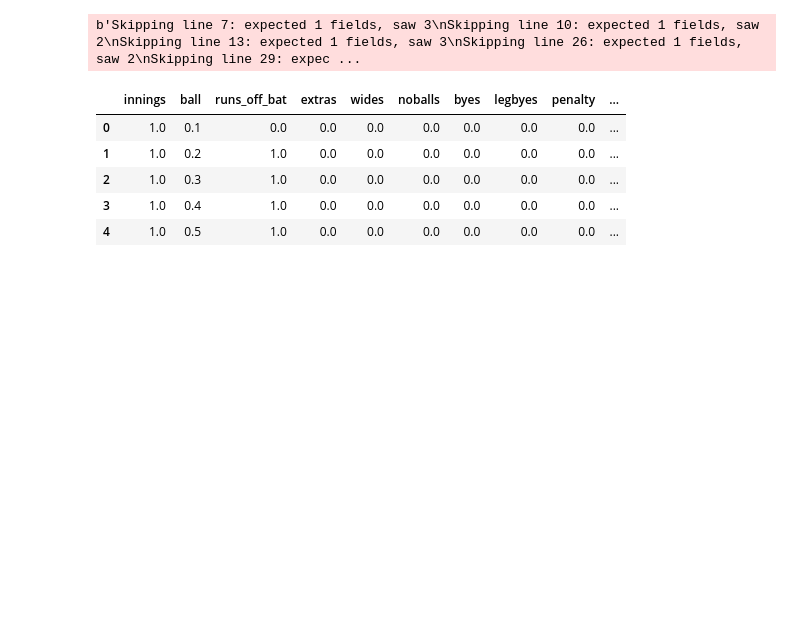
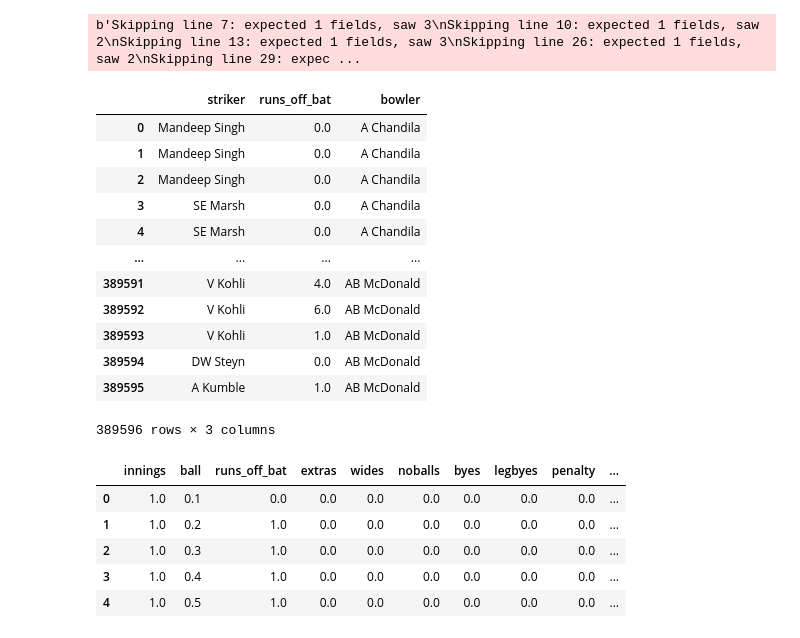
Before and after one commit to sanjay-thiyagarajan/score-predictor, a Jupyter notebook: CricPredictor.ipynb, the cells around one changed output. Saved outputs shown, nothing was run; the diff lists cells and outputs as text; code cells hidden in the pictures; blank space fills up the shorter version.

```diff
--- a/CricPredictor.ipynb
+++ b/CricPredictor.ipynb
@@ -21,6 +21,22 @@ for file in os.listdir(DATASET_DIR):
 train_parent = pd.concat(train_parent, axis=0, ignore_index=True)
 # %% [output]
 b'Skipping line 7: expected 1 fields, saw 3\nSkipping line 10: expected 1 fields, saw 2\nSkipping line 13: expected 1 fields, saw 3\nSkipping line 26: expected 1 fields, saw 2\nSkipping line 29: expec ...
+# %%
+train_parent[['striker', 'runs_off_bat', 'bowler']]
+# %% [output]
+|  | striker | runs_off_bat | bowler |
+| 0 | Mandeep Singh | 0.0 | A Chandila |
+| 1 | Mandeep Singh | 0.0 | A Chandila |
+| 2 | Mandeep Singh | 0.0 | A Chandila |
+| 3 | SE Marsh | 0.0 | A Chandila |
+| 4 | SE Marsh | 0.0 | A Chandila |
+| ... | ... | ... | ... |
+| 389591 | V Kohli | 4.0 | AB McDonald |
+| 389592 | V Kohli | 6.0 | AB McDonald |
+| 389593 | V Kohli | 1.0 | AB McDonald |
+| 389594 | DW Steyn | 0.0 | AB McDonald |
+| 389595 | A Kumble | 1.0 | AB McDonald |
+389596 rows × 3 columns
 # %%
 train_parent = train_parent.drop(columns=['start_date', 'season', 'match_id', 'All Indian Premier League match data in CSV format'])
 train_parent = pd.get_dummies(train_parent, columns=['venue', 'batting_team', 'bowling_team', 'striker', 'non_striker', 'bowler', 'wicket_type', 'player_dismissed', 'other_wicket_type', 'other_player_dismissed'])
```
